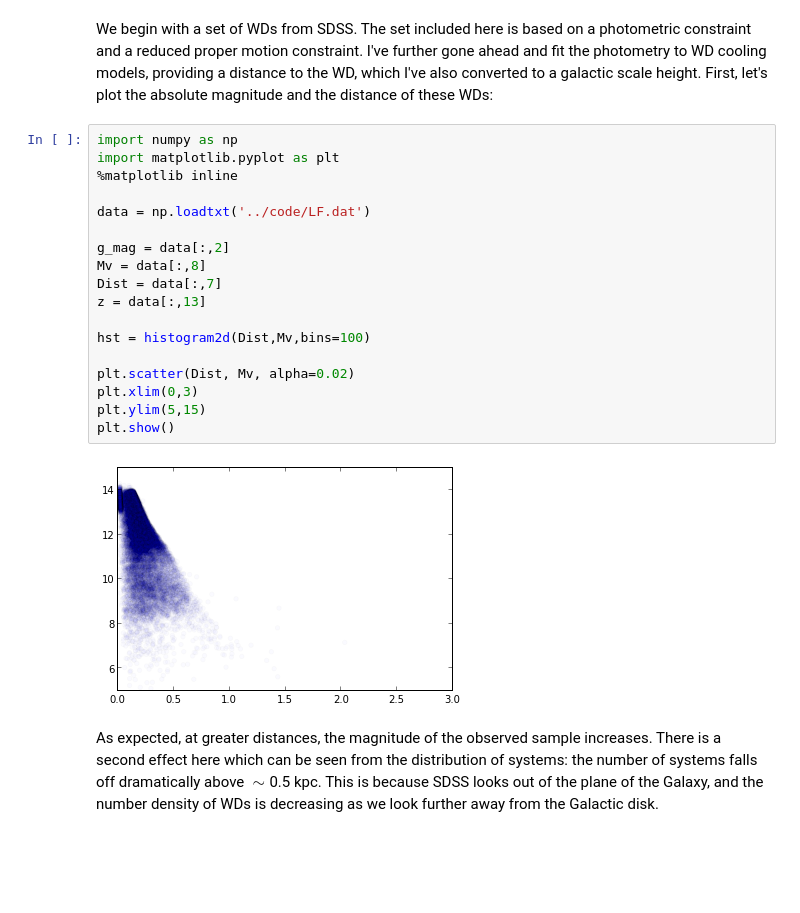
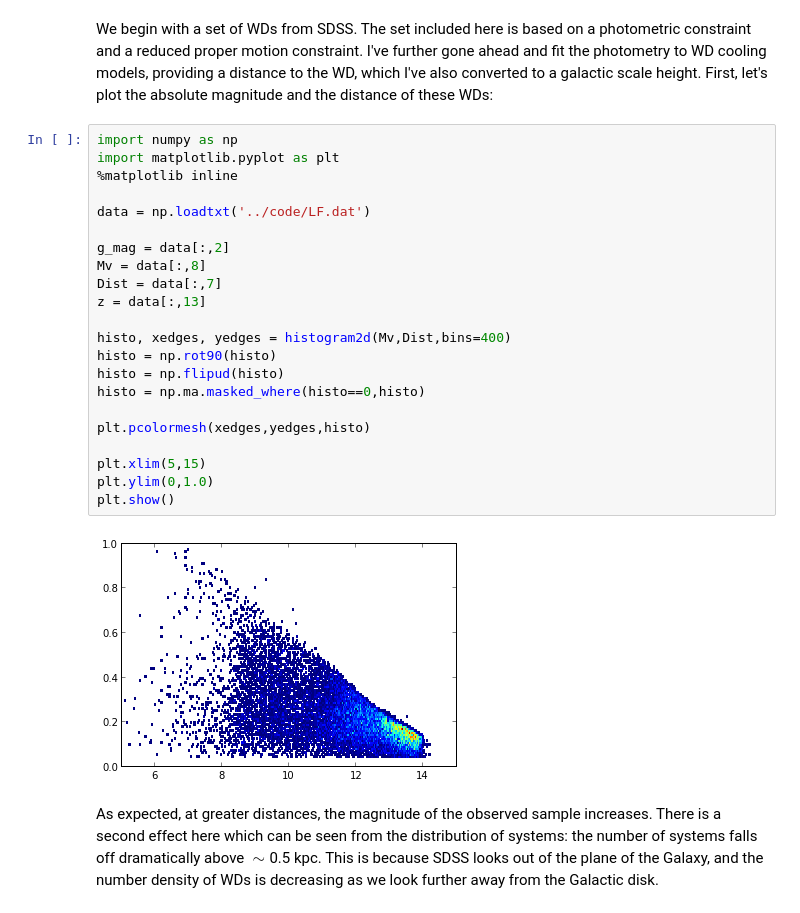
Before and after one commit to astroJeff/WD_lum_func, a Jupyter notebook: notebook/WD_luminosity_func.ipynb, the cells around one changed output. Drawn from its saved outputs; the diff is of its cells as text; blank space fills up the shorter version.

```diff
--- a/notebook/WD_luminosity_func.ipynb
+++ b/notebook/WD_luminosity_func.ipynb
@@ -5,23 +5,27 @@ We begin with a set of WDs from SDSS. The set included here is based on a photom
 # %%
 import numpy as np
 import matplotlib.pyplot as plt
 %matplotlib inline
 
 data = np.loadtxt('../code/LF.dat')
 
 g_mag = data[:,2]
 Mv = data[:,8]
 Dist = data[:,7]
 z = data[:,13]
 
-hst = histogram2d(Dist,Mv,bins=100)
+histo, xedges, yedges = histogram2d(Mv,Dist,bins=400)
+histo = np.rot90(histo)
+histo = np.flipud(histo)
+histo = np.ma.masked_where(histo==0,histo)
 
-plt.scatter(Dist, Mv, alpha=0.02)
-plt.xlim(0,3)
-plt.ylim(5,15)
+plt.pcolormesh(xedges,yedges,histo)
+
+plt.xlim(5,15)
+plt.ylim(0,1.0)
 plt.show()
 # %% [output]
-[figure, old version]
+[figure, new version]
 # %% [markdown]
 As expected, at greater distances, the magnitude of the observed sample increases. There is a second effect here which can be seen from the distribution of systems: the number of systems falls off dramatically above $\sim$0.5 kpc. This is because SDSS looks out of the plane of the Galaxy, and the number density of WDs is decreasing as we look further away from the Galactic disk.
 # %%
```
Also changed, not shown: parts of 9 cells of this notebook, 1 other file.
